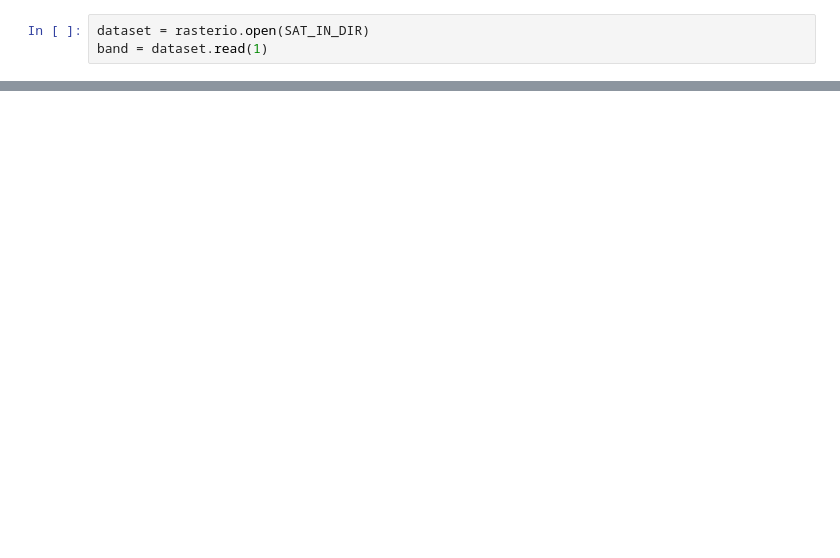
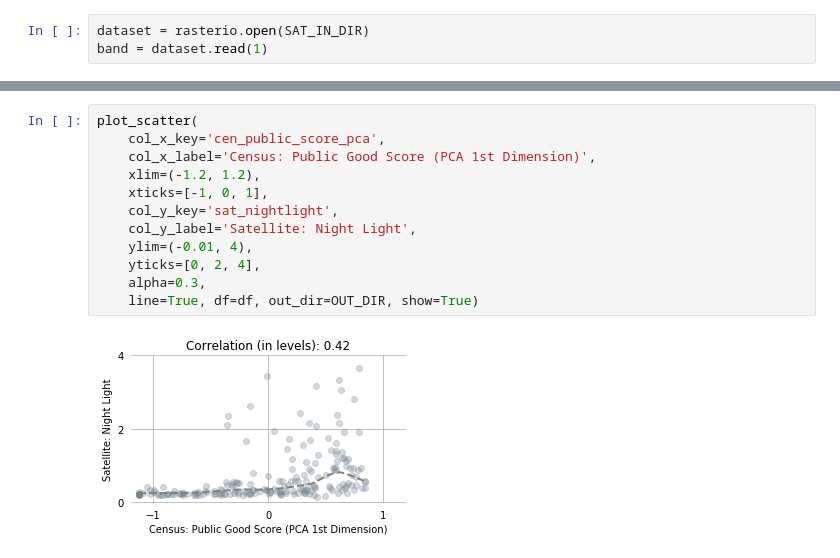
Before and after one commit to luna983/beyond-nightlight, a Jupyter notebook: exp0_step7_AnalyzeNightlight.ipynb, the cells around one changed output, grey strips where cells are left out. Cells and saved outputs as stored; diff of their text form; blank space fills up the shorter version.

```diff
--- a/exp0_step7_AnalyzeNightlight.ipynb
+++ b/exp0_step7_AnalyzeNightlight.ipynb
@@ -52,0 +139,14 @@ df['nightlight'] = [band[i[1], i[0]] for i in idx]
+# %%
+plot_scatter(
+    col_x_key='cen_public_score_pca',
+    col_x_label='Census: Public Good Score (PCA 1st Dimension)',
+    xlim=(-1.2, 1.2),
+    xticks=[-1, 0, 1],
+    col_y_key='sat_nightlight',
+    col_y_label='Satellite: Night Light',
+    ylim=(-0.01, 4),
+    yticks=[0, 2, 4],
+    alpha=0.3,
+    line=True, df=df, out_dir=OUT_DIR, show=True)
+# %% [output]
+[figure, added]
```
Also changed, not shown: parts of 24 cells of this notebook, 23 other files.
